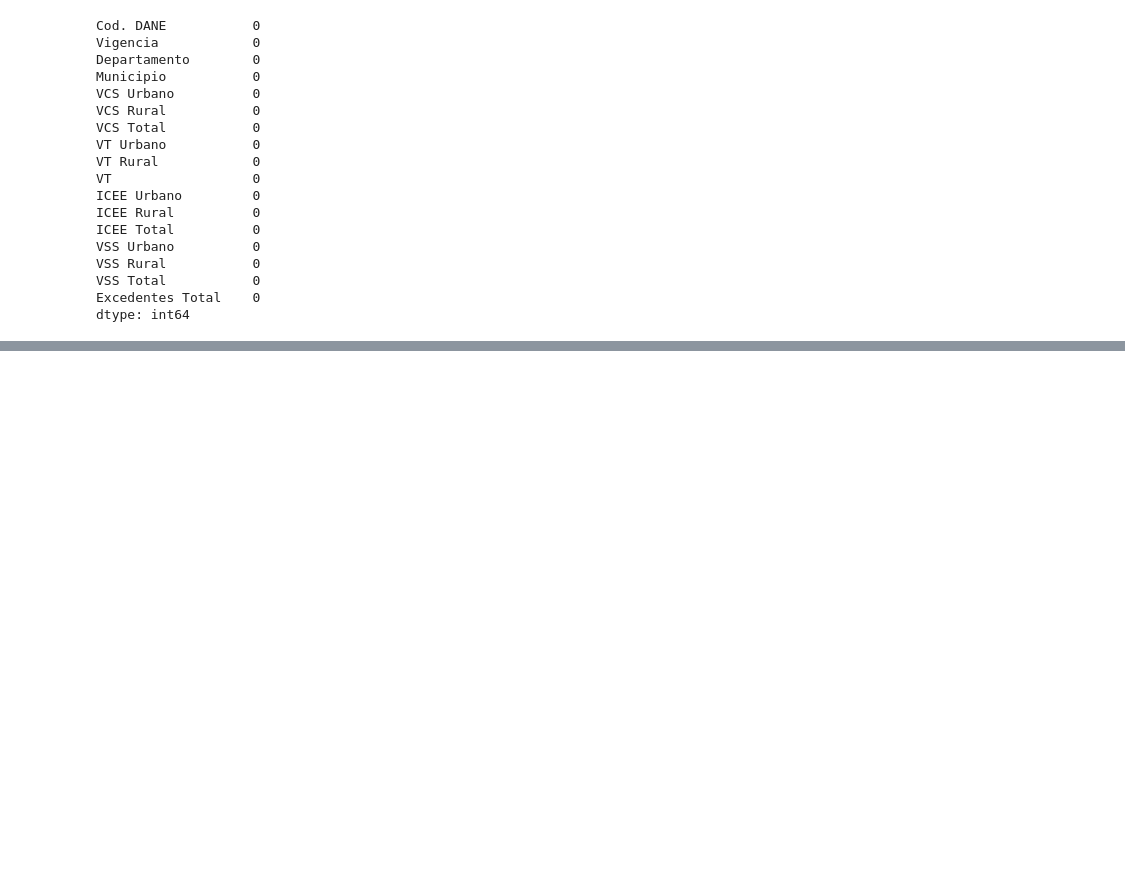
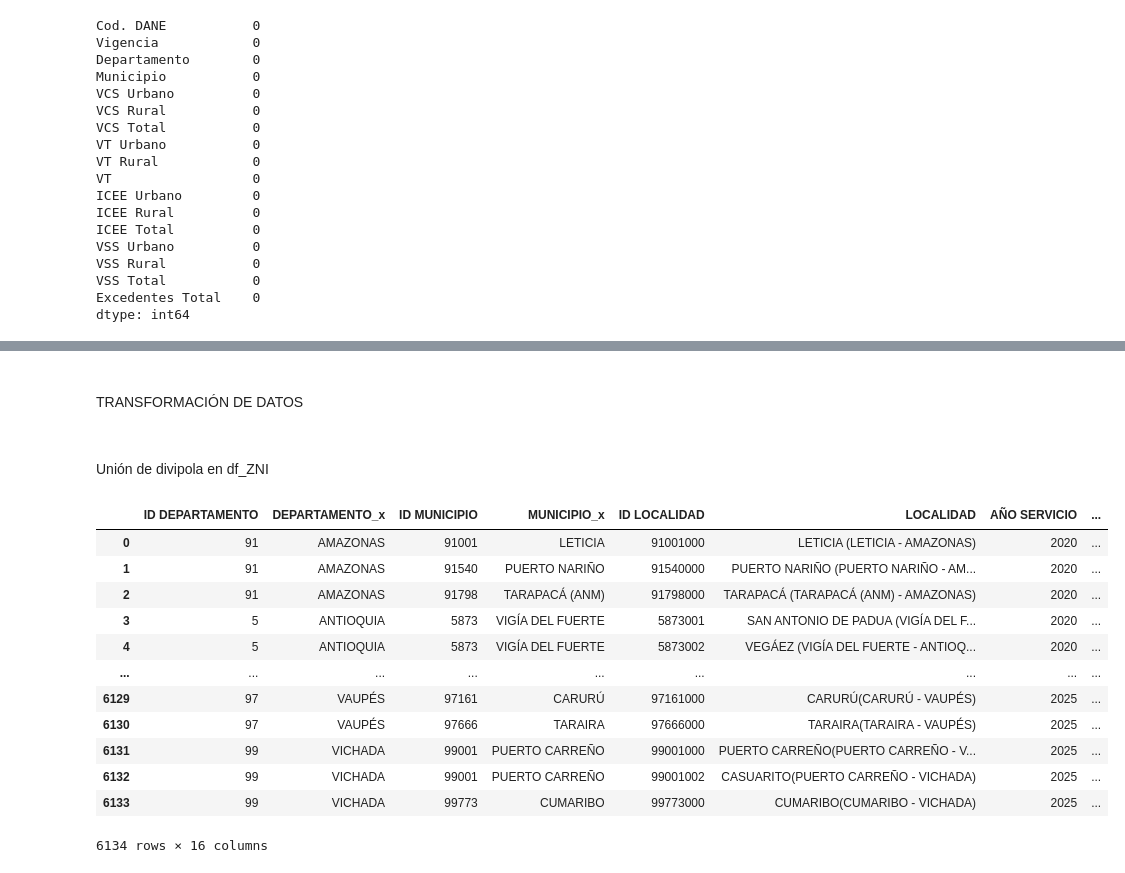
Before and after one commit to Angelthebestone/ANALIS-ZNI, a Jupyter notebook: NOTEBOOKS/ANALISIS ZNI.ipynb, the cells around one changed output, grey strips where cells are left out. Cells and saved outputs as stored; diff of their text form; code cells hidden in the pictures; blank space fills up the shorter version.

```diff
--- a/NOTEBOOKS/ANALISIS ZNI.ipynb
+++ b/NOTEBOOKS/ANALISIS ZNI.ipynb
@@ -218,0 +287,28 @@ dtype: int64
+# %% [markdown]
+##
+TRANSFORMACIÓN DE DATOS
+# %% [markdown]
+###
+Unión de divipola en df_ZNI
+# %%
+df_municipios = df_localidades[['ID DEPARTAMENTO', 'ID MUNICIPIO', 'DEPARTAMENTO', 'MUNICIPIO']].drop_duplicates()
+# %%
+df_ZNI_limpio = pd.merge(df_ZNI,
+                          df_municipios,
+                          how= 'left',
+                          on= ['ID DEPARTAMENTO', 'ID MUNICIPIO'])
+df_ZNI_limpio
+# %% [output]
+|  | ID DEPARTAMENTO | DEPARTAMENTO_x | ID MUNICIPIO | MUNICIPIO_x | ID LOCALIDAD | LOCALIDAD | AÑO SERVICIO | ... |
+| 0 | 91 | AMAZONAS | 91001 | LETICIA | 91001000 | LETICIA (LETICIA - AMAZONAS) | 2020 | ... |
+| 1 | 91 | AMAZONAS | 91540 | PUERTO NARIÑO | 91540000 | PUERTO NARIÑO (PUERTO NARIÑO - AM... | 2020 | ... |
+| 2 | 91 | AMAZONAS | 91798 | TARAPACÁ (ANM) | 91798000 | TARAPACÁ (TARAPACÁ (ANM) - AMAZONAS) | 2020 | ... |
+| 3 | 5 | ANTIOQUIA | 5873 | VIGÍA DEL FUERTE | 5873001 | SAN ANTONIO DE PADUA (VIGÍA DEL F... | 2020 | ... |
+| 4 | 5 | ANTIOQUIA | 5873 | VIGÍA DEL FUERTE | 5873002 | VEGÁEZ (VIGÍA DEL FUERTE - ANTIOQ... | 2020 | ... |
+| ... | ... | ... | ... | ... | ... | ... | ... | ... |
+| 6129 | 97 | VAUPÉS | 97161 | CARURÚ | 97161000 | CARURÚ(CARURÚ - VAUPÉS) | 2025 | ... |
+| 6130 | 97 | VAUPÉS | 97666 | TARAIRA | 97666000 | TARAIRA(TARAIRA - VAUPÉS) | 2025 | ... |
+| 6131 | 99 | VICHADA | 99001 | PUERTO CARREÑO | 99001000 | PUERTO CARREÑO(PUERTO CARREÑO - V... | 2025 | ... |
+| 6132 | 99 | VICHADA | 99001 | PUERTO CARREÑO | 99001002 | CASUARITO(PUERTO CARREÑO - VICHADA) | 2025 | ... |
+| 6133 | 99 | VICHADA | 99773 | CUMARIBO | 99773000 | CUMARIBO(CUMARIBO - VICHADA) | 2025 | ... |
+6134 rows × 16 columns
```
Also changed, not shown: parts of 15 cells of this notebook.
